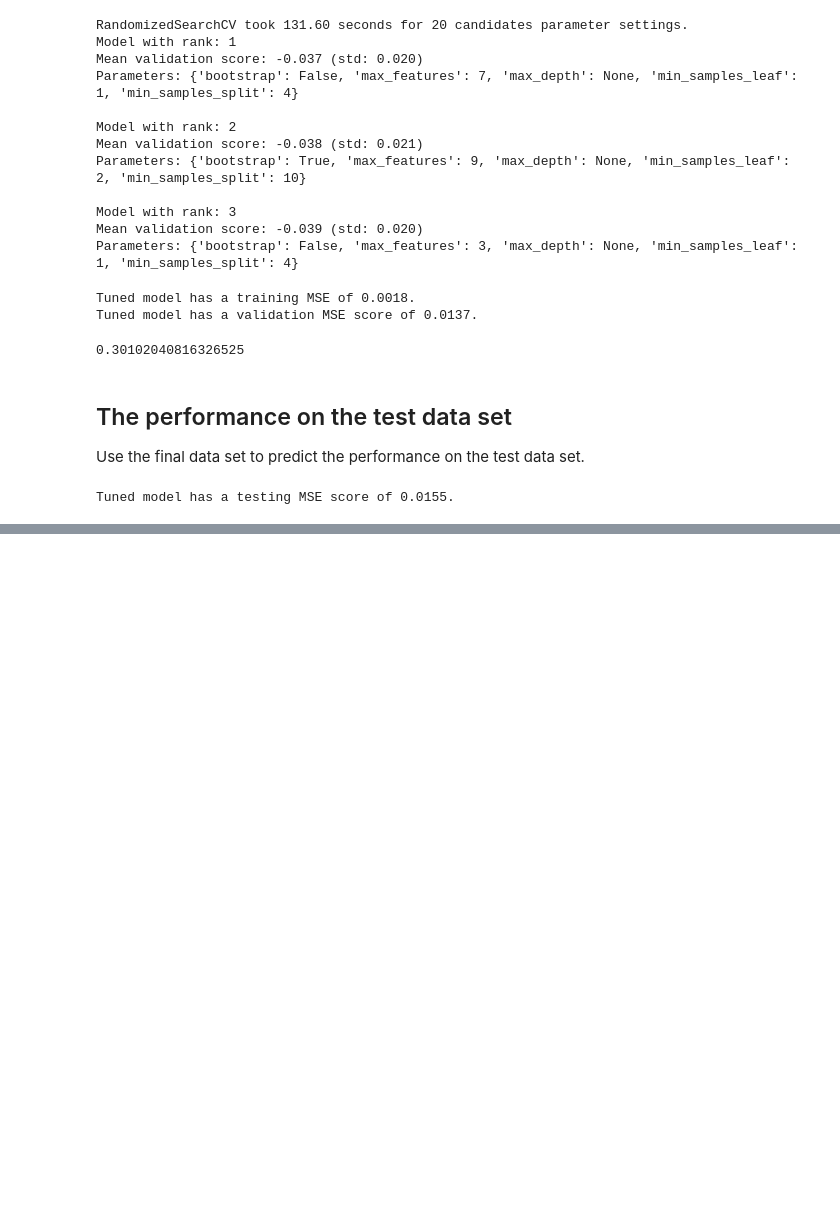
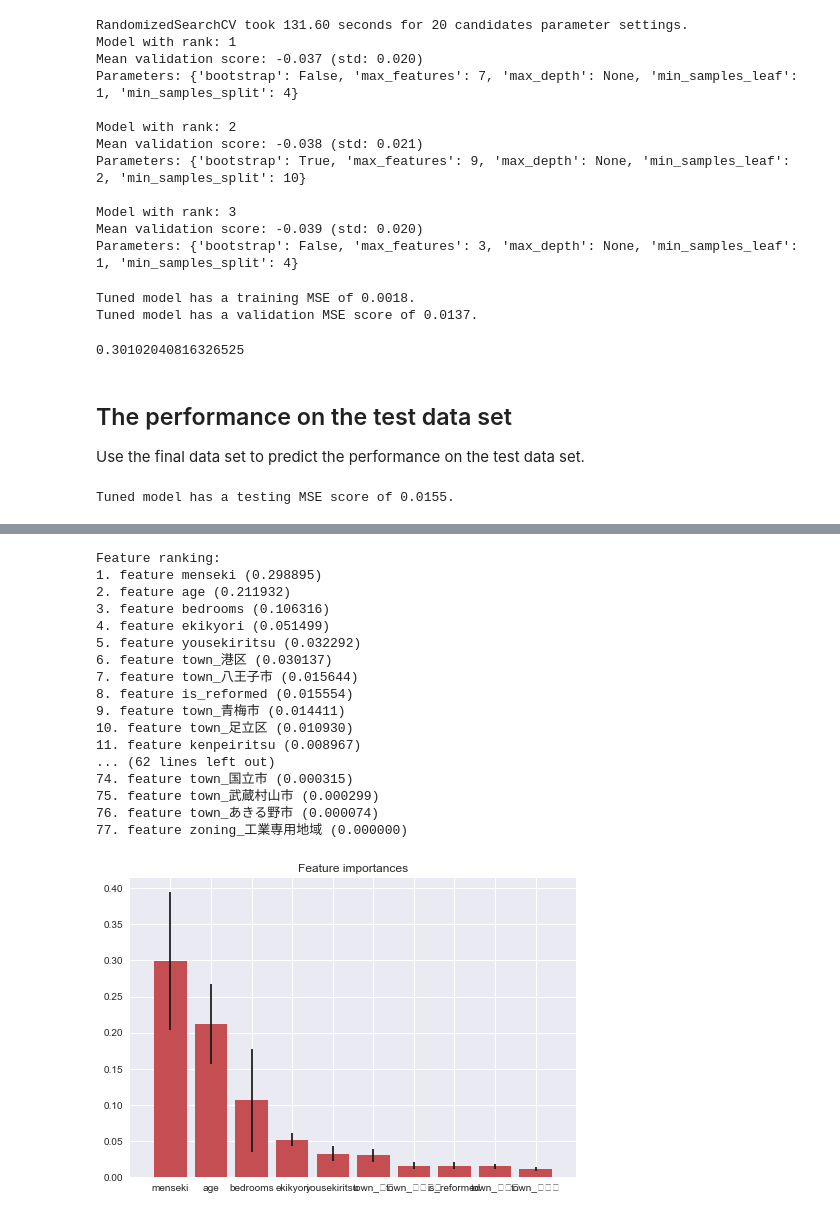
Before and after one commit to stubz/machine-learning, a Jupyter notebook: projects/capstone/tokyo_housing_data_analysis.ipynb, the cells around one changed output, grey strips where cells are left out. Drawn from its saved outputs; the diff is of its cells as text; code cells hidden in the pictures; blank space fills up the shorter version.

```diff
--- a/projects/capstone/tokyo_housing_data_analysis.ipynb
+++ b/projects/capstone/tokyo_housing_data_analysis.ipynb
@@ -941,11 +941,11 @@ Model with rank: 3
 Mean validation score: -0.039 (std: 0.020)
 Parameters: {'bootstrap': False, 'max_features': 3, 'max_depth': None, 'min_samples_leaf': 1, 'min_samples_split': 4}
 # %%
-clf = RandomForestRegressor(n_estimators=500, random_state=32, max_features=7, max_depth=None,
+clf_final = RandomForestRegressor(n_estimators=500, random_state=32, max_features=7, max_depth=None,
                            min_samples_leaf = 1, min_samples_split = 4, bootstrap=False)
-clf.fit(X, y)
-print("Tuned model has a training MSE of {:.4f}.".format(mean_squared_error(clf.predict(X), y)))
-print("Tuned model has a validation MSE score of {:.4f}.".format(mean_squared_error(clf.predict(X_val), y_val)))
+clf_final.fit(X, y)
+print("Tuned model has a training MSE of {:.4f}.".format(mean_squared_error(clf_final.predict(X), y)))
+print("Tuned model has a validation MSE score of {:.4f}.".format(mean_squared_error(clf_final.predict(X_val), y_val)))
 # %% [output]
 Tuned model has a training MSE of 0.0018.
 Tuned model has a validation MSE score of 0.0137.
@@ -962,0 +966,43 @@ Tuned model has a testing MSE score of 0.0155.
+# %%
+importances = clf_final.feature_importances_
+std = np.std([tree.feature_importances_ for tree in clf_final.estimators_],
+             axis=0)
+indices = np.argsort(importances)[::-1]
+
+# Print the feature ranking
+print("Feature ranking:")
+for f in range(X.shape[1]):
+    print("%d. feature %s (%f)" % (f + 1, X.columns[indices[f]], importances[indices[f]]))
+
+
+# Plot the feature importances of the forest
+plt.figure()
+plt.title("Feature importances")
+#plt.bar(range(X.shape[1]), importances[indices],
+#       color="r", yerr=std[indices], align="center")
+plt.bar(range(10), importances[indices][:10],
+       color="r", yerr=std[indices][:10], align="center")
+#plt.xticks(range(X.shape[1]), indices)
+#plt.xlim([-1, X.shape[1]])
+plt.xticks(range(10), X.columns[indices[:10]])
+plt.xlim([-1, 10])
+plt.show()
+# %% [output]
+Feature ranking:
+1. feature menseki (0.298895)
+2. feature age (0.211932)
+3. feature bedrooms (0.106316)
+4. feature ekikyori (0.051499)
+5. feature yousekiritsu (0.032292)
+6. feature town_港区 (0.030137)
+7. feature town_八王子市 (0.015644)
+8. feature is_reformed (0.015554)
+9. feature town_青梅市 (0.014411)
+10. feature town_足立区 (0.010930)
+11. feature kenpeiritsu (0.008967)
+... (62 lines left out)
+74. feature town_国立市 (0.000315)
+75. feature town_武蔵村山市 (0.000299)
+76. feature town_あきる野市 (0.000074)
+77. feature zoning_工業専用地域 (0.000000)
+[figure, added]
```
Also changed, not shown: parts of 21 cells of this notebook, 2 other files.
